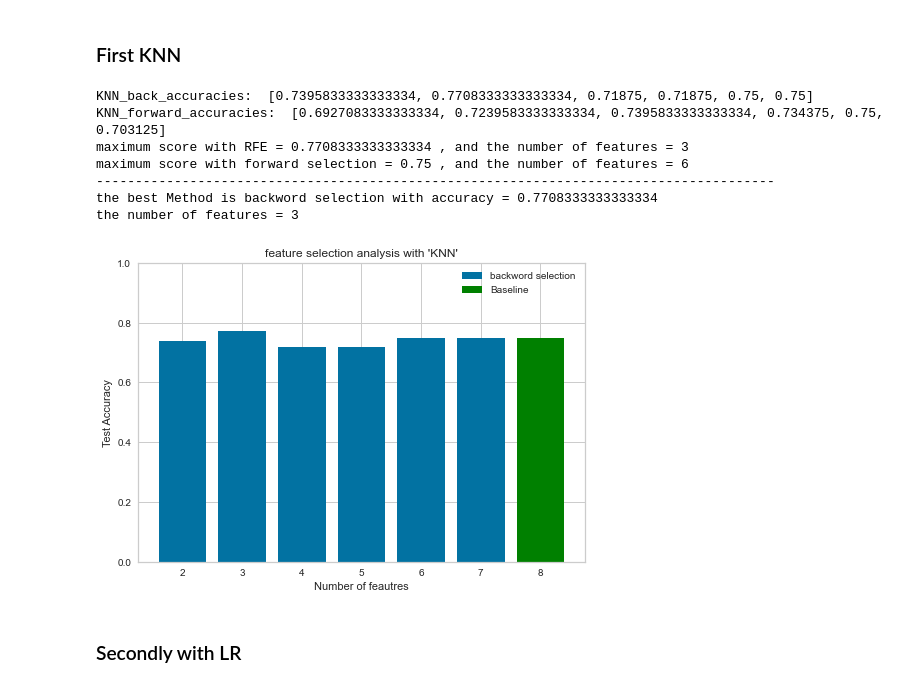
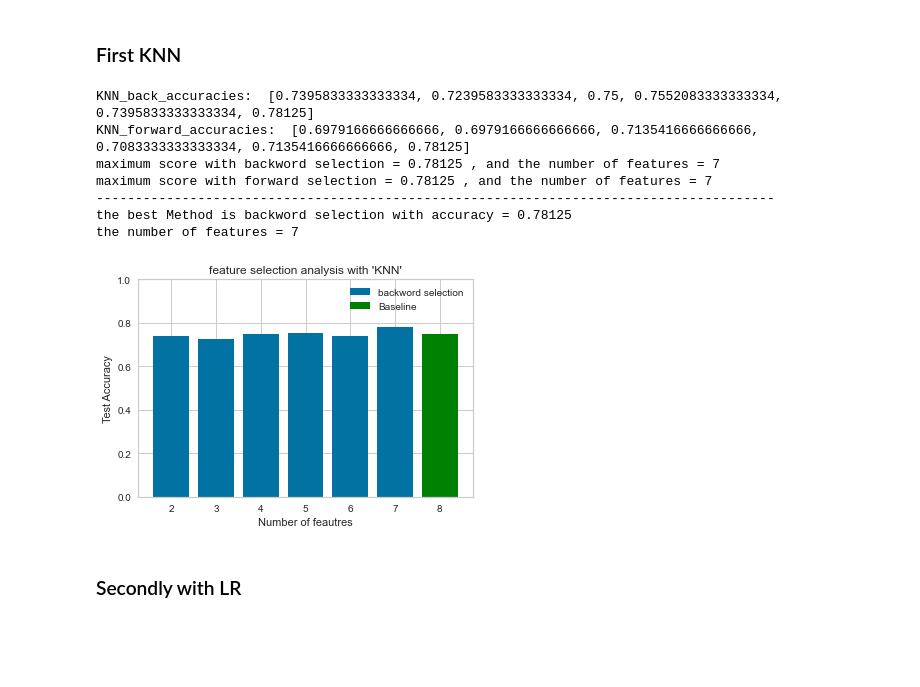
Before and after one commit to Sa2a/Ml_GA3_Clustering, a Jupyter notebook: KNN VS LR analysis.ipynb, the cells around one changed output. Drawn from its saved outputs; the diff is of its cells as text; code cells hidden in the pictures; blank space fills up the shorter version.

```diff
--- a/KNN VS LR analysis.ipynb
+++ b/KNN VS LR analysis.ipynb
@@ -479,15 +477,24 @@ from sklearn.feature_selection import SelectKBest, f_classif,mutual_info_classif
 def feature_selection(model,X_teain,y_train, feature_selection_method = f_classif, range = range(1,len(df.columns)-1)):
   accuracies=[]
   n_features = range
+  best_accuracy =0
+  data =()
+
   for i in n_features:
     feature_selection = SelectKBest(feature_selection_method, k= i)
     x_new = feature_selection.fit_transform(X_teain,y_train)
     x_train_new, x_test_new, y_train_new, y_test_new = train_test_split(x_new, Y, test_size=0.25, random_state=0)
     # acc_LR=LogReg(x_train_new, x_test_new, y_train_new, y_test_new )
-    acc_knn= model(x_train_new, x_test_new, y_train_new, y_test_new)
+    acc= model(x_train_new, x_test_new, y_train_new, y_test_new)
     # LR_accuracies.append(acc_LR)
-    accuracies.append(acc_knn)
-  return accuracies,(x_train_new, x_test_new, y_train_new, y_test_new)
+    accuracies.append(acc)
+    if acc> best_accuracy:
+      best_accuracy = acc
+      best_i = i
+      data = (x_train_new, x_test_new, y_train_new, y_test_new)
+      best_f_model = feature_selection
+
+  return accuracies,best_accuracy,best_i,data,best_f_model
 # %% [markdown]
 ### First KNN
 # %%
@@ -592,6 +600,8 @@ from sklearn.feature_selection import SequentialFeatureSelector
 def fs_wrapper_method(model,testModel,X_teain,y_train, direction = "forward", range = range(1,len(df.columns)-1)):
   accuracies=[]
   n_features = range
+  best_accuracy =0
+  data =()
   for i in n_features:
     feature_selection = SequentialFeatureSelector(model, n_features_to_select=i,direction=direction)
     x_new = feature_selection.fit_transform(X_teain,y_train)
@@ -599,56 +609,62 @@ def fs_wrapper_method(model,testModel,X_teain,y_train, direction = "forward", ra
     # acc = feature_selection.score(x_test_new,y_test_new)
     acc= testModel(x_train_new, x_test_new, y_train_new, y_test_new)
     accuracies.append(acc)
-  return accuracies,(x_train_new, x_test_new, y_train_new, y_test_new)
+    if acc> best_accuracy:
+      best_accuracy = acc
+      best_i = i
+      data = (x_train_new, x_test_new, y_train_new, y_test_new)
+      best_f_model = feature_selection
+
+  return accuracies,best_accuracy,best_i,data,best_f_model
 # %% [markdown]
 ### First KNN
 # %%
 n_features = range(2,len(df.columns)-1)
-KNN_back_accuracies, KNN_back_transformed_data= fs_wrapper_method(KNeighborsClassifier(), KNN_model,X,Y, direction = "backward", range=n_features )
-KNN_forward_accuracies,KNN_forward_transformed_data = fs_wrapper_method(KNeighborsClassifier(), KNN_model,X,Y, direction = 'forward', range=n_features)
+KNN_back_accuracies, KNN_max_accuracy_back,KNN_back_best_i ,KNN_back_transformed_data, KNN_back_wrapper_model= fs_wrapper_method(KNeighborsClassifier(), KNN_model,X,Y, direction = "backward", range=n_features )
+KNN_forward_accuracies,KNN_max_accuracy_forward,KNN_forward_best_i ,KNN_forward_transformed_data, KNN_forward_wrapper_model = fs_wrapper_method(KNeighborsClassifier(), KNN_model,X,Y, direction = 'forward', range=n_features)
 # %%
 
 print("KNN_back_accuracies: ",KNN_back_accuracies)
 print("KNN_forward_accuracies: ",KNN_forward_accuracies)
 
-max_accuracy_back = np.max(KNN_back_accuracies)
-max_accuracy_forward = np.max(KNN_forward_accuracies)
+max_accuracy_back = KNN_max_accuracy_back
+max_accuracy_forward = KNN_max_accuracy_forward
 
-print(f'maximum score with RFE = {max_accuracy_back} , and the number of features = {n_features[KNN_back_accuracies.index(max_accuracy_back)]}')
-print(f'maximum score with forward selection = {max_accuracy_forward} , and the number of features = {n_features[KNN_forward_accuracies.index(max_accuracy_forward)]}')
+print(f'maximum score with backword selection = {max_accuracy_back} , and the number of features = {KNN_back_best_i}')
+print(f'maximum score with forward selection = {max_accuracy_forward} , and the number of features = {KNN_forward_best_i}')
 print("---------------------------------------------------------------------------------------")
 max = max_accuracy_forward
-if max< max_accuracy_back:
+if max< max_accuracy_back or (max== max_accuracy_back and KNN_back_best_i <= KNN_forward_best_i):
     max= max_accuracy_back
-    print (f"the best Method is backword selection with accuracy = {max} \nthe number of features = {n_features[KNN_back_accuracies.index(max)]}")
+    print (f"the best Method is backword selection with accuracy = {max} \nthe number of features = {KNN_back_best_i}")
     plt.bar(n_features,KNN_back_accuracies,label="backword selection")
     plt.bar([8],[evaluation_KNN],label="Baseline",color ="green")
     # plt.bar(n_features,KNN_INFO_GAIN_accuracies,label="Iformation Gain")
     plt.title("feature selection analysis with 'KNN'")
     plt.xlabel("Number of feautres")
     plt.ylabel("Test Accuracy")
     plt.legend()
     plt.ylim(0,1)
     plt.show()
 else:
-    print (f"the best Method is forward selection Gain with accuracy = {max} \nthe number of features = {n_features[KNN_forward_accuracies.index(max)]}")
+    print (f"the best Method is forward selection with accuracy = {max} \nthe number of features = {KNN_forward_best_i}")
     plt.bar(n_features,KNN_forward_accuracies,label="forward selection")
     plt.bar([8],[evaluation_KNN],label="Baseline",color ="green")
     plt.title("feature selection analysis with 'KNN'")
     plt.xlabel("Number of feautres")
     plt.ylabel("Test Accuracy")
     plt.legend()
     plt.ylim(0,1)
     plt.show()
 # %% [output]
-KNN_back_accuracies:  [0.7395833333333334, 0.7708333333333334, 0.71875, 0.71875, 0.75, 0.75]
-KNN_forward_accuracies:  [0.6927083333333334, 0.7239583333333334, 0.7395833333333334, 0.734375, 0.75, 0.703125]
-maximum score with RFE = 0.7708333333333334 , and the number of features = 3
-maximum score with forward selection = 0.75 , and the number of features = 6
+KNN_back_accuracies:  [0.7395833333333334, 0.7239583333333334, 0.75, 0.7552083333333334, 0.7395833333333334, 0.78125]
+KNN_forward_accuracies:  [0.6979166666666666, 0.6979166666666666, 0.7135416666666666, 0.7083333333333334, 0.7135416666666666, 0.78125]
+maximum score with backword selection = 0.78125 , and the number of features = 7
+maximum score with forward selection = 0.78125 , and the number of features = 7
 ---------------------------------------------------------------------------------------
-the best Method is backword selection with accuracy = 0.7708333333333334
-the number of features = 3
+the best Method is backword selection with accuracy = 0.78125
+the number of features = 7
-[figure, old version]
+[figure, new version]
 # %% [markdown]
 ### Secondly with LR
 # %%
```
Also changed, not shown: parts of 39 cells of this notebook.
